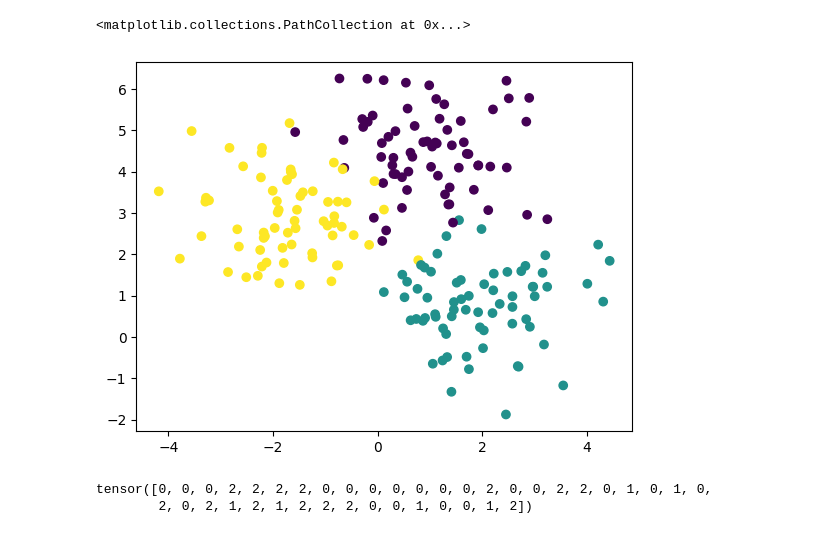
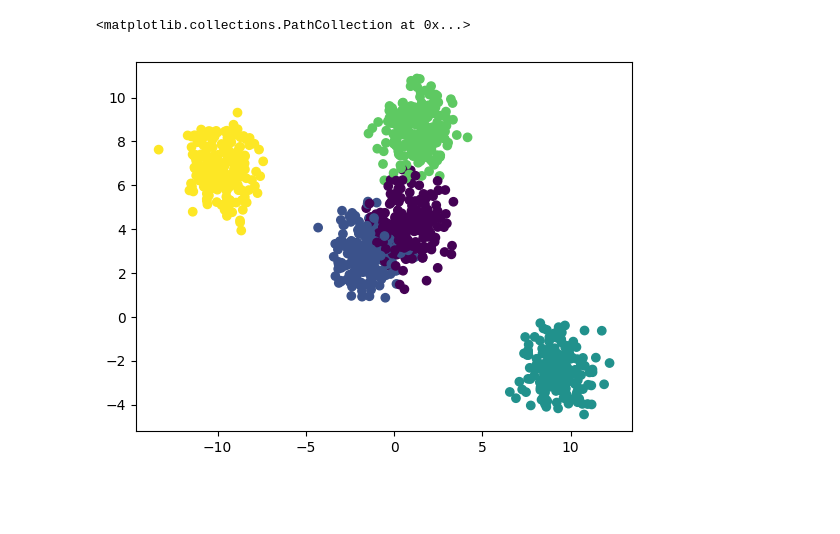
Before and after one commit to kamilzielinskidev/machine-learning, a Jupyter notebook: pytorch_for_deep_learning/pytorch4.ipynb, the cells around one changed output. Cells and saved outputs as stored; diff of their text form; code cells hidden in the pictures; blank space fills up the shorter version.

```diff
--- a/pytorch_for_deep_learning/pytorch4.ipynb
+++ b/pytorch_for_deep_learning/pytorch4.ipynb
@@ -7,11 +8,11 @@ from torch import nn
 # %%
-X, y = make_blobs(200, centers=3, random_state=0, n_features=2)
+X, y = make_blobs(1000, centers=5, random_state=0, n_features=4, cluster_std=1)
 
 fig, ax = plt.subplots()
 ax.scatter(X[:,0],X[:,1], c=y)
 # %% [output]
 <matplotlib.collections.PathCollection at 0x...>
-[figure, old version]
+[figure, new version]
 # %%
 Xpy = torch.from_numpy(X).type(torch.float)
 ypy = torch.from_numpy(y).type(torch.float)
@@ -19,20 +20,3 @@ ypy = torch.from_numpy(y).type(torch.float)
 Xpy_train, Xpy_test, ypy_train, ypy_test = train_test_split(Xpy,ypy, test_size=0.2, random_state=0)
 
 device = "cuda" if torch.cuda.is_available() else "cpu"
-# %%
-model_0 = nn.Sequential(
-    nn.Linear(in_features=2, out_features=10),
-    nn.Softmax(),
-    nn.Linear(in_features=10, out_features=10),
-    nn.Linear(in_features=10, out_features=3),
-)
-
-model_0.to(device)
-
-criterion = nn.CrossEntropyLoss()
-optimizer = torch.optim.Adam(model_0.parameters(), lr=0.01)
-
-torch.argmax(nn.Softmax(1)(model_0(Xpy_test)),1)
-# %% [output]
-tensor([0, 0, 0, 2, 2, 2, 2, 0, 0, 0, 0, 0, 0, 0, 2, 0, 0, 2, 2, 0, 1, 0, 1, 0,
-        2, 0, 2, 1, 2, 1, 2, 2, 2, 0, 0, 1, 0, 0, 1, 2])
```
Also changed, not shown: parts of 4 cells of this notebook, 1 other file.
